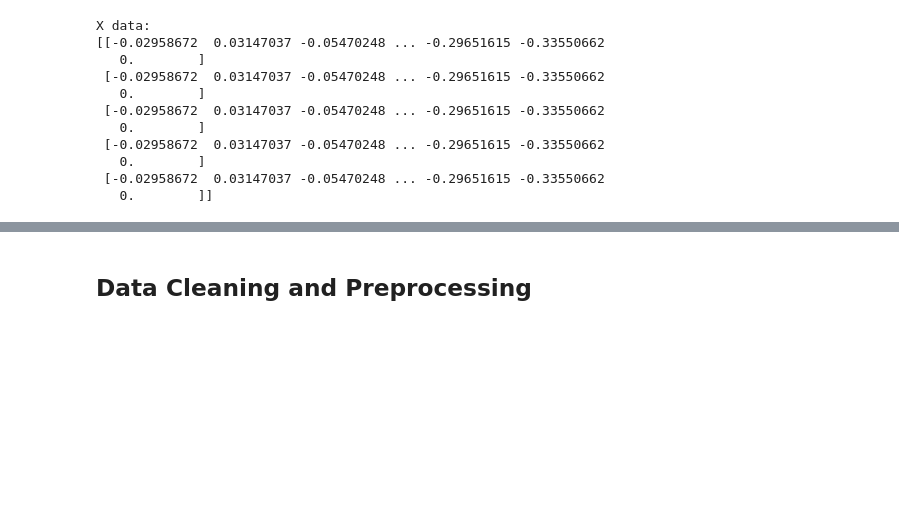
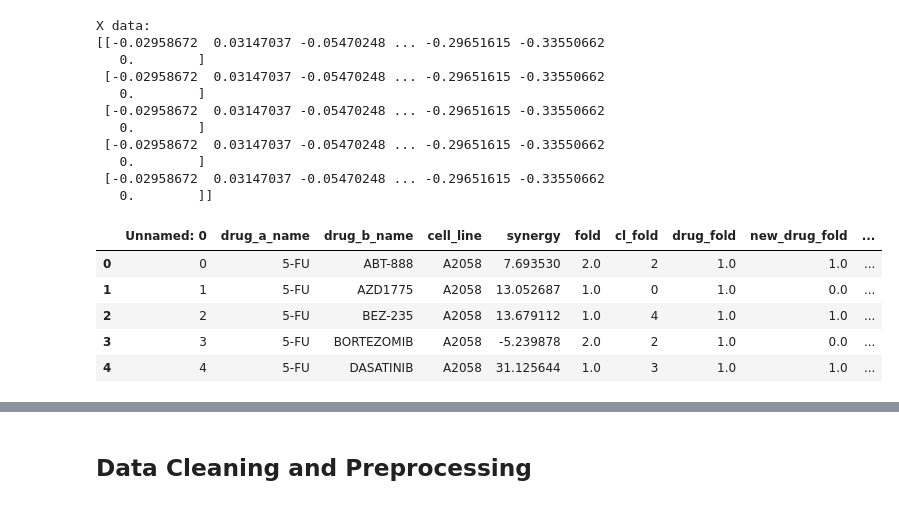
Before and after one commit to Hrishikesh332/Drug-Inhibitor-Cancer-Treatment, a Jupyter notebook: external/drug_combination/transynergy_input_analysis.ipynb, the cells around one changed output, grey strips where cells are left out. Cells and saved outputs as stored; diff of their text form; code cells hidden in the pictures; blank space fills up the shorter version.

```diff
--- a/external/drug_combination/transynergy_input_analysis.ipynb
+++ b/external/drug_combination/transynergy_input_analysis.ipynb
@@ -48,3 +55,15 @@ X data:
    0.        ]
  [-0.02958672  0.03147037 -0.05470248 ... -0.29651615 -0.33550662
    0.        ]]
+# %%
+# synergy score classic
+import pandas as pd
+classic_synergy_score = pd.read_csv("data/synergy_score/synergy_score.csv")
+classic_synergy_score.head()
+# %% [output]
+|  | Unnamed: 0 | drug_a_name | drug_b_name | cell_line | synergy | fold | cl_fold | drug_fold | new_drug_fold | ... |
+| 0 | 0 | 5-FU | ABT-888 | A2058 | 7.693530 | 2.0 | 2 | 1.0 | 1.0 | ... |
+| 1 | 1 | 5-FU | AZD1775 | A2058 | 13.052687 | 1.0 | 0 | 1.0 | 0.0 | ... |
+| 2 | 2 | 5-FU | BEZ-235 | A2058 | 13.679112 | 1.0 | 4 | 1.0 | 1.0 | ... |
+| 3 | 3 | 5-FU | BORTEZOMIB | A2058 | -5.239878 | 2.0 | 2 | 1.0 | 0.0 | ... |
+| 4 | 4 | 5-FU | DASATINIB | A2058 | 31.125644 | 1.0 | 3 | 1.0 | 1.0 | ... |
```
Also changed, not shown: parts of 9 cells of this notebook, 1 other file.
